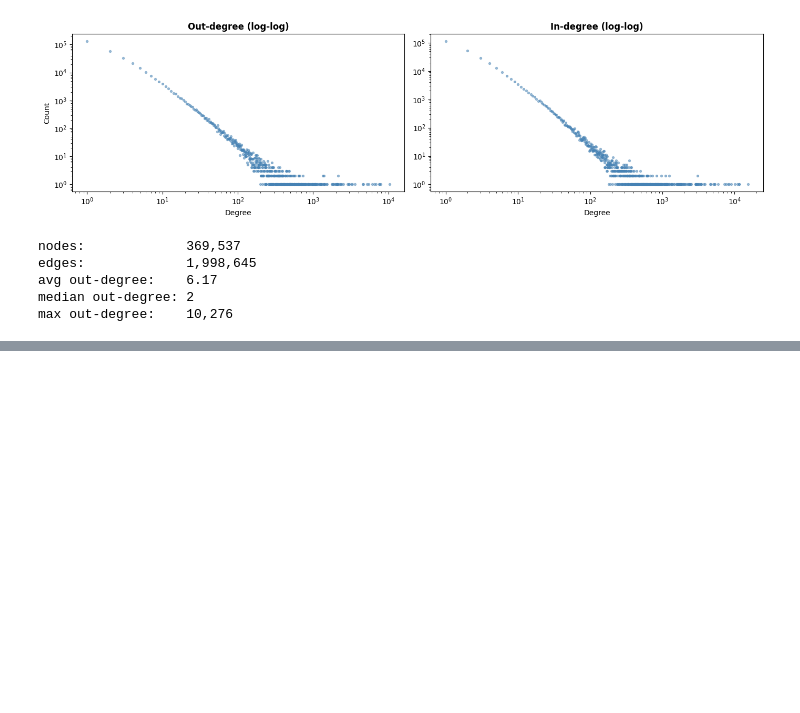
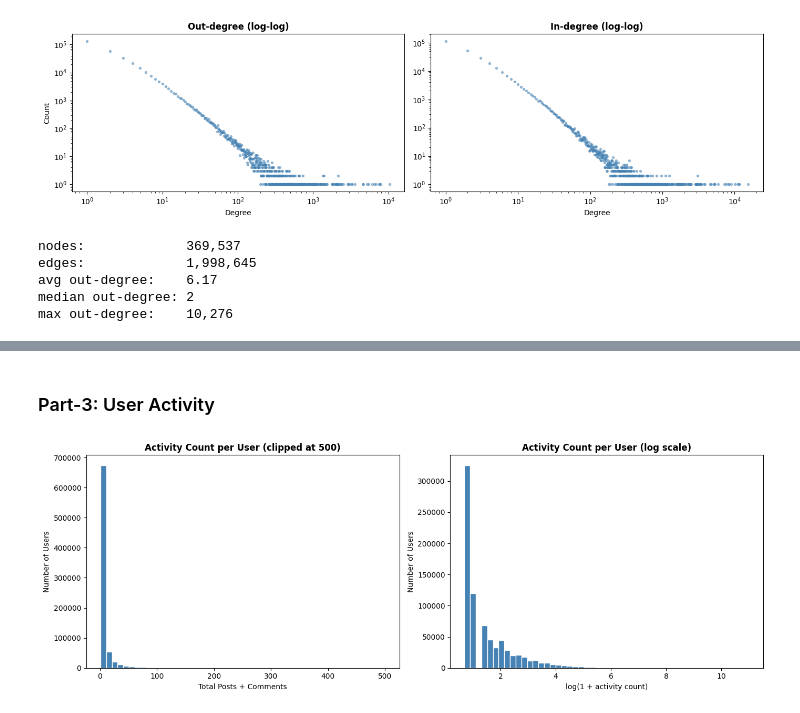
Before and after one commit to yangshuting0525/30200-final-proposal, a Jupyter notebook: code/EDA.ipynb, the cells around one changed output, grey strips where cells are left out. Cells and saved outputs as stored; diff of their text form; code cells hidden in the pictures; blank space fills up the shorter version.

Commit message:
add eda subreddit 3 and 3

```diff
--- a/code/EDA.ipynb
+++ b/code/EDA.ipynb
@@ -682,0 +961,10 @@ The log-log degree distribution plots show an approximately linear trend for bot
+# %%
+# compute per-user activity stats
+user_stats = activity.groupby('author').agg(
+    n_activity = ('created_utc', 'count'),
+    first_post = ('created_utc', 'min'),
+    last_post  = ('created_utc', 'max')
+).reset_index()
+
+print(f'total unique users: {len(user_stats):,}')
+user_stats.head()
@@ -682,0 +979,5 @@ The log-log degree distribution plots show an approximately linear trend for bot
+# %%
+# compute the bottom 5% activity threshold (calculated per subreddit)
+threshold = int(user_stats['n_activity'].quantile(0.05))
+print(f'bottom 5% threshold: {threshold} activities')
+print(f'users before filter: {len(user_stats):,}')
@@ -682,0 +987,13 @@ The log-log degree distribution plots show an approximately linear trend for bot
+# %%
+# drop users below the threshold
+user_stats = user_stats[user_stats['n_activity'] >= threshold].reset_index(drop=True)
+qualifying_users = set(user_stats['author'])
+
+# filter activity, posts_df, comments_df to qualifying users only
+activity    = activity[activity['author'].isin(qualifying_users)].reset_index(drop=True)
+posts_df    = posts_df[posts_df['author'].isin(qualifying_users)].reset_index(drop=True)
+comments_df = comments_df[comments_df['author'].isin(qualifying_users)].reset_index(drop=True)
+
+print(f'qualifying users:   {len(user_stats):,}')
+print(f'posts (final):      {len(posts_df):,}')
+print(f'comments (final):   {len(comments_df):,}')
@@ -682,0 +1057,20 @@ The log-log degree distribution plots show an approximately linear trend for bot
+# %% [markdown]
+### Part-3: User Activity
+# %%
+# activity count per user distribution
+fig, axes = plt.subplots(1, 2, figsize=(14, 5))
+
+axes[0].hist(user_stats['n_activity'].clip(upper=500), bins=50, color='steelblue', edgecolor='white')
+axes[0].set_title('Activity Count per User (clipped at 500)', fontweight='bold')
+axes[0].set_xlabel('Total Posts + Comments')
+axes[0].set_ylabel('Number of Users')
+
+axes[1].hist(np.log1p(user_stats['n_activity']), bins=50, color='steelblue', edgecolor='white')
+axes[1].set_title('Activity Count per User (log scale)', fontweight='bold')
+axes[1].set_xlabel('log(1 + activity count)')
+axes[1].set_ylabel('Number of Users')
+
+plt.tight_layout()
+plt.show()
+# %% [output]
+[figure, added]
```
Also changed, not shown: parts of 135 cells of this notebook.
